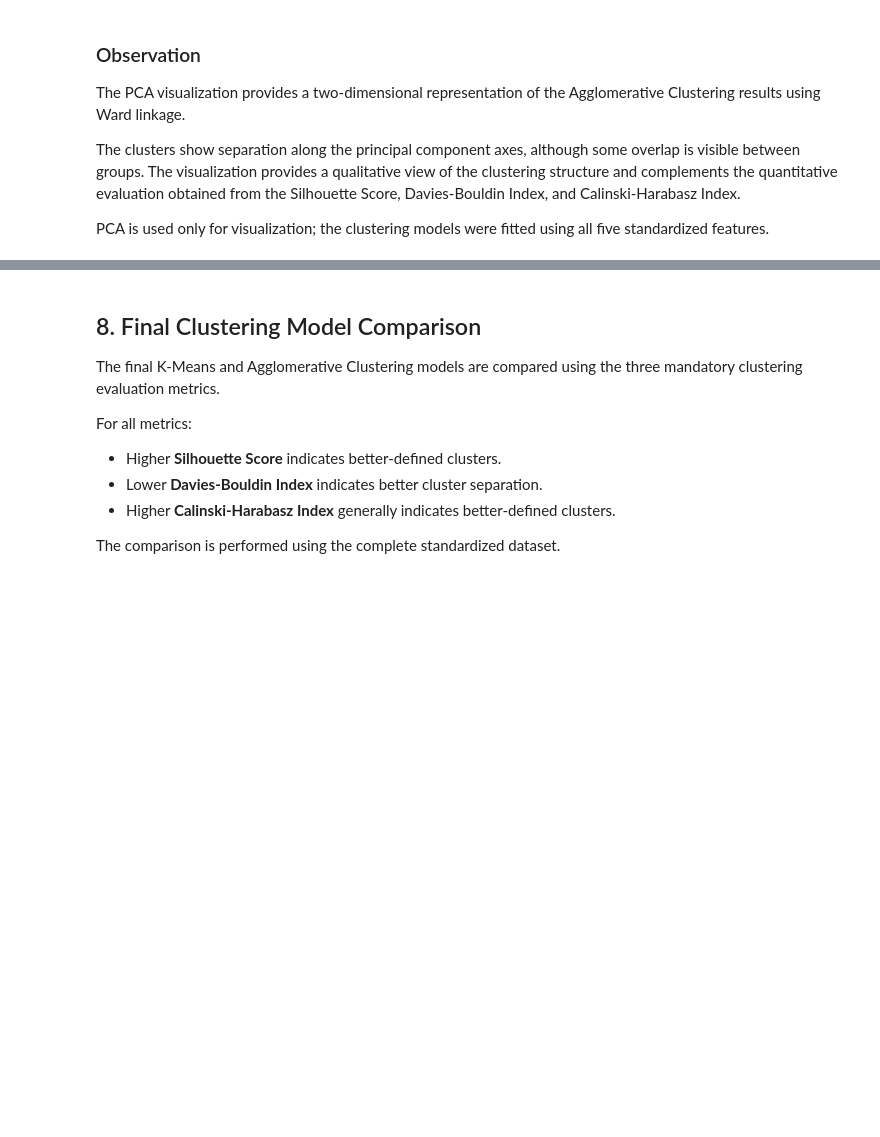
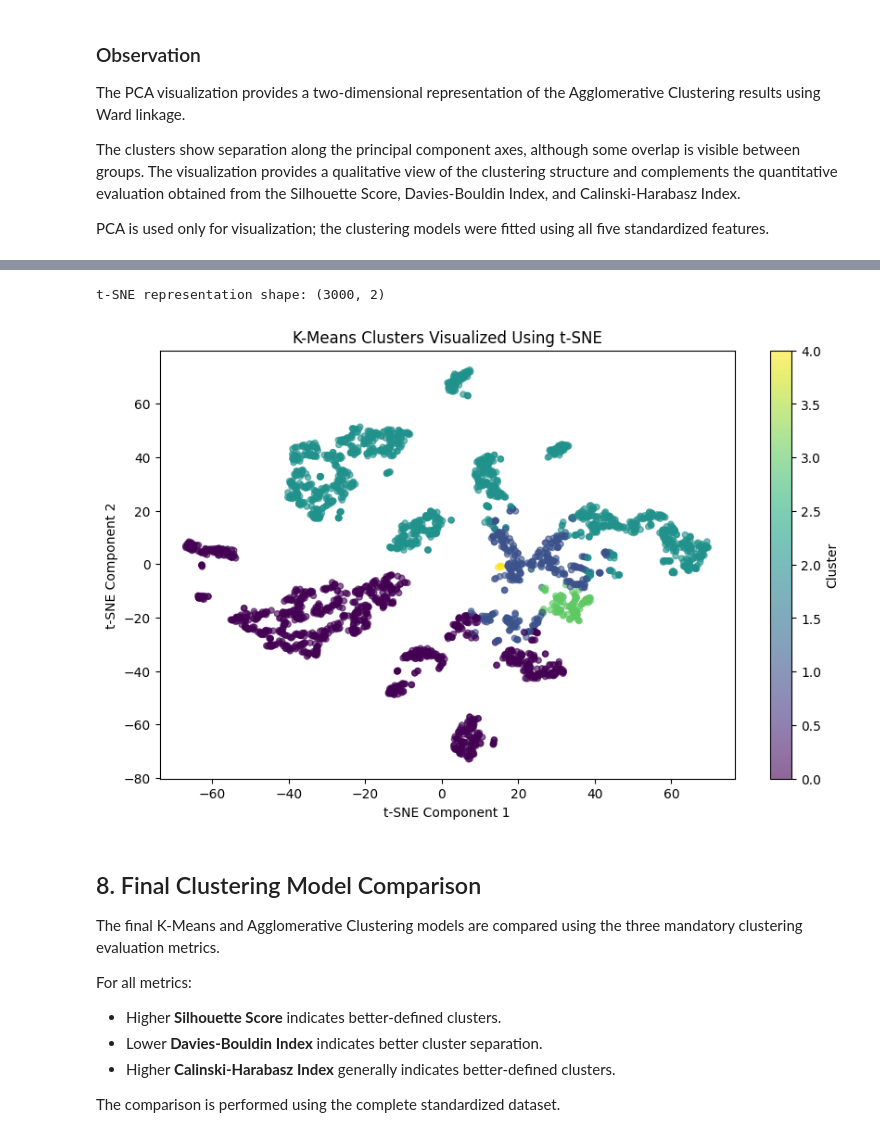
Before and after one commit to Vaishnavi090807/ML-Capstone-Project, a Jupyter notebook: notebooks/clustering.ipynb, the cells around one changed output, grey strips where cells are left out. Saved outputs shown, nothing was run; the diff lists cells and outputs as text; code cells hidden in the pictures; blank space fills up the shorter version.

Commit message:
Add t-SNE clustering visualization

```diff
--- a/notebooks/clustering.ipynb
+++ b/notebooks/clustering.ipynb
@@ -870,3 +878,45 @@ PCA is used only for visualization; the clustering models were fitted using all
+# %%
+from sklearn.manifold import TSNE
+
+# Take a sample for computationally efficient t-SNE visualization
+tsne_sample = X_scaled.sample(n=3000, random_state=42)
+
+# Perform t-SNE dimensionality reduction
+tsne = TSNE(
+    n_components=2,
+    random_state=42,
+    perplexity=30,
+    learning_rate="auto",
+    init="pca"
+)
+
+X_tsne = tsne.fit_transform(tsne_sample)
+
+# Get the corresponding K-Means labels
+tsne_labels = kmeans_labels[tsne_sample.index.to_numpy()]
+
+print("t-SNE representation shape:", X_tsne.shape)
+# %% [output]
+t-SNE representation shape: (3000, 2)
+# %%
+plt.figure(figsize=(10, 6))
+
+plt.scatter(
+    X_tsne[:, 0],
+    X_tsne[:, 1],
+    c=tsne_labels,
+    s=20,
+    alpha=0.6
+)
+
+plt.xlabel("t-SNE Component 1")
+plt.ylabel("t-SNE Component 2")
+plt.title("K-Means Clusters Visualized Using t-SNE")
+plt.colorbar(label="Cluster")
+
+plt.show()
+# %% [output]
+[figure, added]
 # %% [markdown]
 ## 8. Final Clustering Model Comparison
 
```
Also changed, not shown: parts of 1 cell of this notebook.
